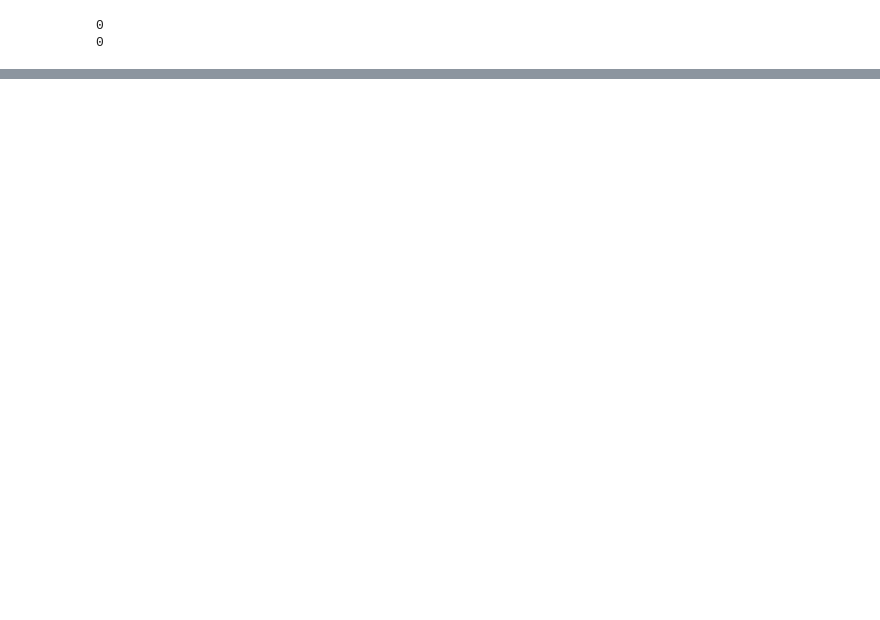
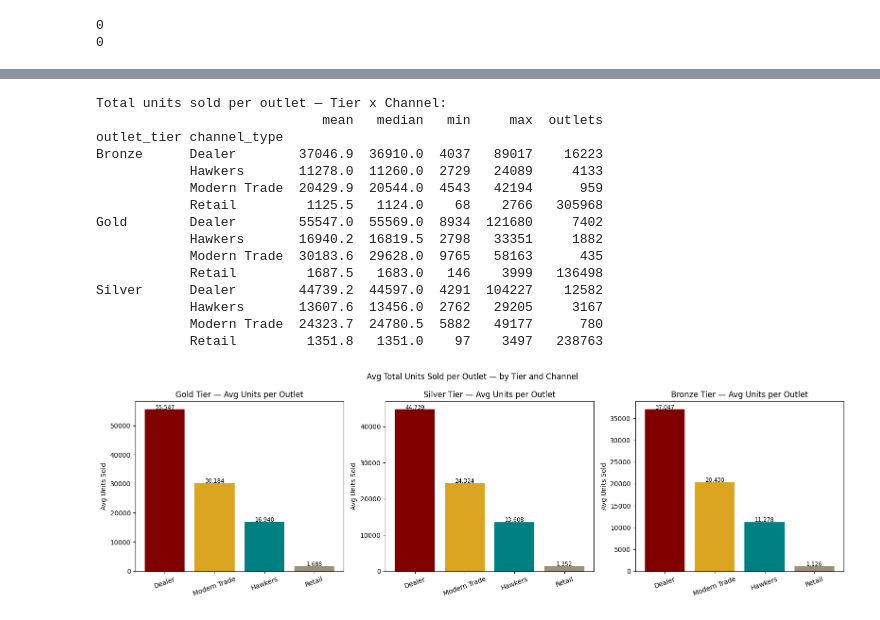
Before and after one commit to namanbhattt07/gpil-graphrag, a Jupyter notebook: data/data_analysis.ipynb, the cells around one changed output, grey strips where cells are left out. Saved outputs shown, nothing was run; the diff lists cells and outputs as text; code cells hidden in the pictures; blank space fills up the shorter version.

```diff
--- a/data/data_analysis.ipynb
+++ b/data/data_analysis.ipynb
@@ -663,0 +445,60 @@ Name: qty_delivered, dtype: int64
+# %%
+import pandas as pd
+import matplotlib.pyplot as plt
+
+orders = pd.read_csv("orders.csv")
+outlets = pd.read_csv("outlets.csv")
+
+orders = orders.merge(outlets[['outlet_id','outlet_tier','channel_type']], on='outlet_id')
+
+total_units = orders.groupby(['outlet_id','outlet_tier','channel_type'])['qty_delivered'].sum().reset_index()
+total_units.columns = ['outlet_id','outlet_tier','channel_type','total_units']
+
+benchmark = total_units.groupby(['outlet_tier','channel_type'])['total_units'].agg(
+    mean='mean',
+    median='median',
+    min='min',
+    max='max',
+    outlets='count'
+).round(1)
+
+print("Total units sold per outlet — Tier x Channel:")
+print(benchmark.to_string())
+
+tiers = ['Gold','Silver','Bronze']
+colors = ['#C9932A','#9C8F7E','#7A1F33']
+channels = total_units['channel_type'].unique()
+
+fig, axes = plt.subplots(1, 3, figsize=(16,5))
+
+for i, tier in enumerate(tiers):
+    data = total_units[total_units['outlet_tier'] == tier]
+    ax = axes[i]
+    ch_means = data.groupby('channel_type')['total_units'].mean().sort_values(ascending=False)
+    bars = ax.bar(ch_means.index, ch_means.values, color=['maroon','goldenrod','teal','#9C8F7E'][:len(ch_means)])
+    for b, v in zip(bars, ch_means.values):
+        ax.text(b.get_x()+b.get_width()/2, v+50, f"{v:,.0f}", ha='center', fontsize=8.5)
+    ax.set_title(f"{tier} Tier — Avg Units per Outlet")
+    ax.set_ylabel("Avg Units Sold")
+    ax.tick_params(axis='x', rotation=20)
+
+plt.suptitle("Avg Total Units Sold per Outlet — by Tier and Channel", fontsize=12)
+plt.tight_layout()
+plt.show()
+# %% [output]
+Total units sold per outlet — Tier x Channel:
+                             mean   median   min     max  outlets
+outlet_tier channel_type
+Bronze      Dealer        37046.9  36910.0  4037   89017    16223
+            Hawkers       11278.0  11260.0  2729   24089     4133
+            Modern Trade  20429.9  20544.0  4543   42194      959
+            Retail         1125.5   1124.0    68    2766   305968
+Gold        Dealer        55547.0  55569.0  8934  121680     7402
+            Hawkers       16940.2  16819.5  2798   33351     1882
+            Modern Trade  30183.6  29628.0  9765   58163      435
+            Retail         1687.5   1683.0   146    3999   136498
+Silver      Dealer        44739.2  44597.0  4291  104227    12582
+            Hawkers       13607.6  13456.0  2762   29205     3167
+            Modern Trade  24323.7  24780.5  5882   49177      780
+            Retail         1351.8   1351.0    97    3497   238763
+[figure, added]
```
Also changed, not shown: parts of 16 cells of this notebook, 45 other files.
